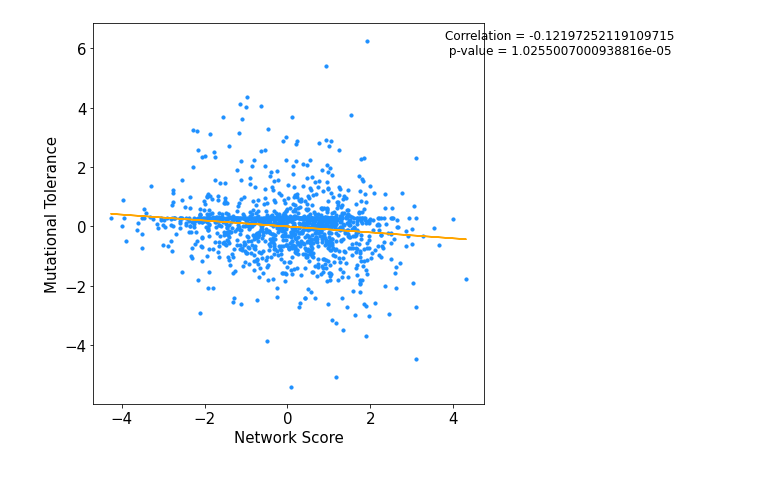
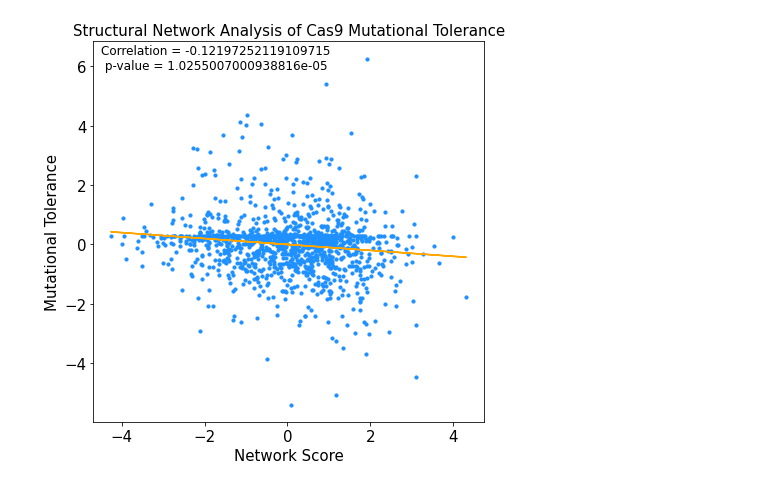
Before and after one commit to sayoeweje/20440-Project, a Jupyter notebook: src/Mutational_Network_Analysis.ipynb, the cells around one changed output. Cells and saved outputs as stored; diff of their text form; code cells hidden in the pictures.

Commit message:
Commented Mutational_Network_Analysis.ipynb
Added comments to the code

```diff
--- a/src/Mutational_Network_Analysis.ipynb
+++ b/src/Mutational_Network_Analysis.ipynb
@@ -33,8 +54,12 @@ s2 = pd.Series(df1['Domain'], name='Domain')
 aa_domains = pd.concat([s1,s2], axis=1)
 # %%
-aa_domains_mutability = pd.merge(aa_domains, mutability_scores, on=['AA Position'])
+# Merge amino acids, domains, and mutability scores into a new DataFrame
+aa_domains_mutability = pd.merge(aa_domains, mutability_scores,
+                                 on=['AA Position'])
 
+# Drop any rows generated for which there is no data
 aa_domains_mutability = aa_domains_mutability.dropna()
 
+# Save DataFrame into an excel sheet
 aa_domains_mutability.to_excel('AminoAcids_Domains_Mutability.xlsx')
 # %%
@@ -57,28 +98,53 @@ aa_network_scores = aa_network_scores.sort_values(by=['AA Position'])
 aa_network_scores.to_excel('AminoAcids_NetworkScores.xlsx')
 # %%
-aa_domains_network_mutability = pd.merge(aa_network_scores, aa_domains_mutability, on=['AA Position'])
+# Merge the two dataframes and rearrange the columns in order of amino acid
+# position, domain, network score, and mutability score
+aa_domains_network_mutability = pd.merge(aa_network_scores,
+                                         aa_domains_mutability,
+                                         on=['AA Position'])
 columns_swap = ['AA Position','Domain','Network Score','Mutability Score']
-aa_domains_network_mutability=aa_domains_network_mutability.reindex(columns=columns_swap)
+aa_domains_network_mutability = aa_domains_network_mutability.reindex(
+    columns=columns_swap)
 
+# Save compiled DataFrame to an excel sheet
 aa_domains_network_mutability.to_excel('Mutability_NetworkScores.xlsx')
 # %%
+### This section of code generates the linear regression between ###
+### the network scores and mutational tolerances and calculates ###
+### the Spearman's rank correlation coefficient and significance of ###
+### the regression. Then, a scatter plot of the data is generated ###
+### including the linear regression line and statistical analysis results. ###
+
+# Generate figure
 fig = plt.figure(figsize = (7,7))
+
+# Get all network scores and mutability scores and plot them
 x_vals = aa_domains_network_mutability.loc[:,'Network Score']
 y_vals = aa_domains_network_mutability.loc[:,'Mutability Score']
 plt.scatter(x_vals, y_vals, s=10, color='dodgerblue')
+
+# Generate the slope and y-intercept of the line of best fit and plot it
 m, b = np.polyfit(x_vals, y_vals, 1)
 plt.plot(x_vals, m*x_vals + b, color='orange')
+
+# Add title, x- and y-axis labels, and adjust tick mark sizes
 plt.xlabel('Network Score', fontsize = 15)
 plt.ylabel('Mutational Tolerance', fontsize = 15)
-#plt.title('Structural Network Analysis of Cas9 Mutational Tolerance', fontsize = 20)
+plt.title('Structural Network Analysis of Cas9 Mutational Tolerance',
+          fontsize = 15)
 plt.xticks(fontsize = 15)
 plt.yticks(fontsize = 15)
 
+# Calculate Spearman's rank correlation coefficient and p-value, then add it
+# to the figure
 model_x = np.array(x_vals).reshape((-1,1))
 model_y = np.array(y_vals)
 correlation, pvalue = stats.spearmanr(model_x, model_y)
 fig_text = 'Correlation = {} \n p-value = {}'.format(correlation,pvalue)
-plt.text(3.8,5.8, fig_text, fontsize = 12)
+plt.text(-4.5,5.9, fig_text, fontsize = 12)
 plt.show()
+
+# Save figure to jpg
+fig.savefig('Structural Network Analysis.jpg', bbox_inches='tight')
 # %% [output]
-[figure, old version]
+[figure, new version]
```
Also changed, not shown: parts of 8 cells of this notebook.
